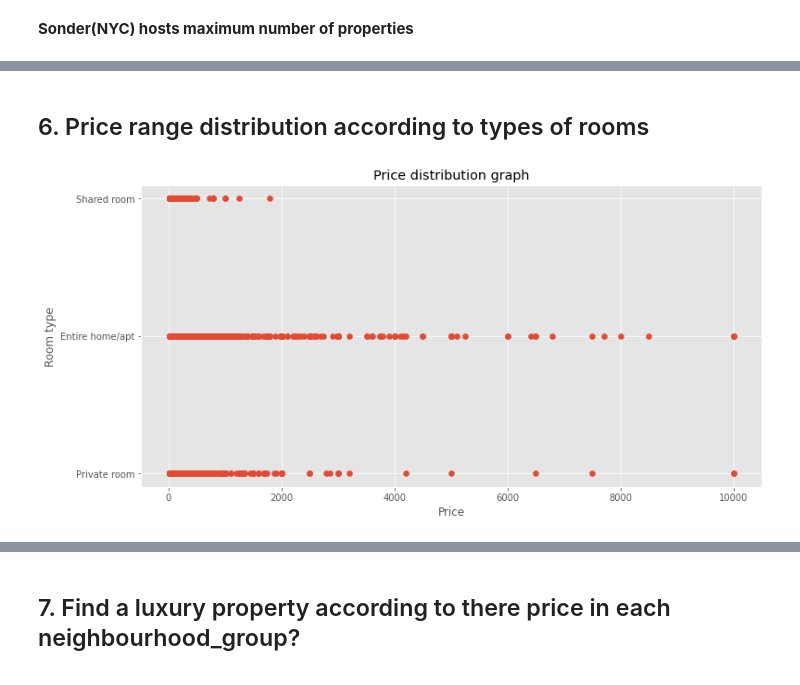
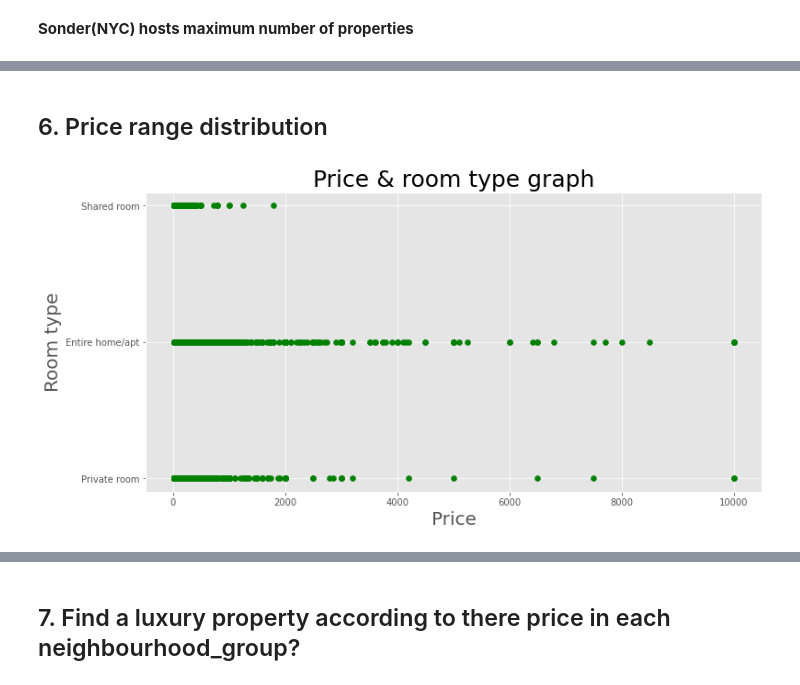
Before and after one commit to tarun422/AirBnb-Data-Analysis, a Jupyter notebook: AirBnb_Booking_Analysis.ipynb, the cells around one changed output, grey strips where cells are left out. Cells and saved outputs as stored; diff of their text form; code cells hidden in the pictures.

```diff
--- a/AirBnb_Booking_Analysis.ipynb
+++ b/AirBnb_Booking_Analysis.ipynb
@@ -515,16 +515,16 @@ anb_df.head()
 | 3 | 3831 | Cozy Entire Floor of Brownstone | 4869 | LisaRoxanne | Brooklyn | Clinton Hill | 40.68514 | -73.95976 | ... |
 | 4 | 5022 | Entire Apt: Spacious Studio/Loft ... | 7192 | Laura | Manhattan | East Harlem | 40.79851 | -73.94399 | ... |
 # %% [markdown]
-## 6. Price range distribution according to types of rooms
+## 6. Price range distribution
 # %%
-# plot a scatter graph
+# plot a scatter graph between room type and price
 
 x_room_type=anb_df['room_type']
 y_room_type=anb_df['price']
-plt.scatter(y_room_type,x_room_type)
-plt.title("Price distribution graph")
-plt.xlabel("Price")
-plt.ylabel("Room type")
+plt.scatter(y_room_type,x_room_type,c="g")
+plt.title("Price & room type graph",fontsize=25)
+plt.xlabel("Price",fontsize=20)
+plt.ylabel("Room type",fontsize=20)
 plt.show()
 # %% [output]
-[figure, old version]
+[figure, new version]
```
Also changed, not shown: parts of 3 cells of this notebook.
